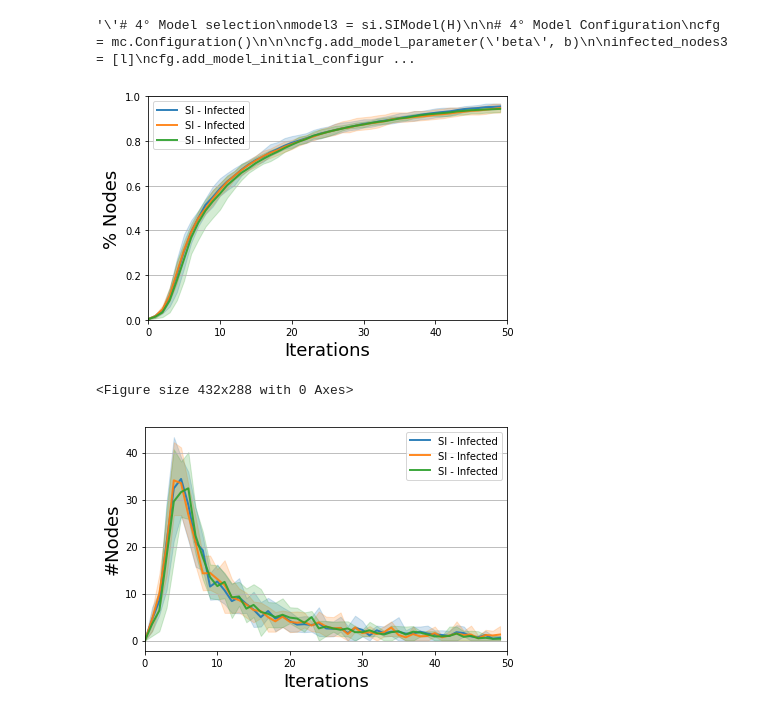
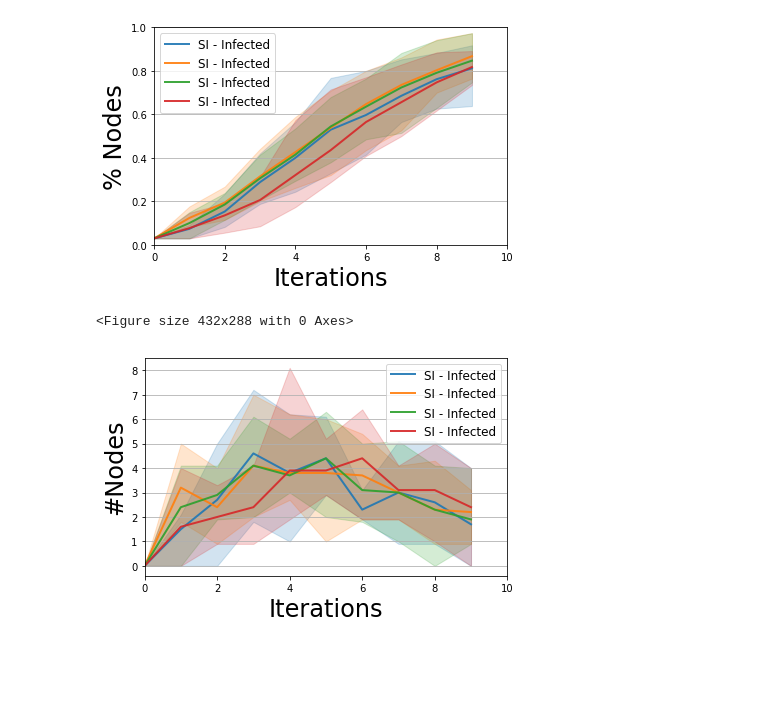
Before and after one commit to amshoo/python, a Jupyter notebook: epi/epi1.ipynb, the cells around one changed output. Cells and saved outputs as stored; diff of their text form; code cells hidden in the pictures; blank space fills up the shorter version.

```diff
--- a/epi/epi1.ipynb
+++ b/epi/epi1.ipynb
@@ -10,19 +10,19 @@ import warnings
 warnings.filterwarnings("ignore")
 
 # Network topology
-#G = nx.karate_club_graph()
-fh=open("USAir.txt", 'rb')
-G = nx.read_weighted_edgelist(fh,nodetype=None, encoding='utf-8')
-fh.close()
+G = nx.karate_club_graph()
+#fh=open("USAir.txt", 'rb')
+#G = nx.read_weighted_edgelist(fh,nodetype=None, encoding='utf-8')
+#fh.close()
 H = nx.convert_node_labels_to_integers(G, first_label=0, ordering="default", label_attribute = None)
 
 b=nx.density(G)
-it=50
+it=10
 #seed nodes
-i=0
-j=46
-k=3
-l=1267
+i=2
+j=33
+k=0
+l=32
 #--------------------------------------------------------------
 # Model selection
 model = si.SIModel(H)
@@ -81,7 +81,7 @@ model2.set_initial_status(cfg)
 #trends3 = model2.build_trends(iterations)
 trends3 = multi_runs(model2, execution_number=10, iteration_number=it, nprocesses=4)
 #--------------------------------------------------------------
-''''# 4° Model selection
+# 4° Model selection
 model3 = si.SIModel(H)
 
 # 4° Model Configuration
@@ -98,23 +98,20 @@ model3.set_initial_status(cfg)
 #iterations = model2.iteration_bunch(100)
 #trends3 = model2.build_trends(iterations)
 trends4 = multi_runs(model3, execution_number=10, iteration_number=it, nprocesses=4)
-'''''
-# %% [output]
-'\'# 4° Model selection\nmodel3 = si.SIModel(H)\n\n# 4° Model Configuration\ncfg = mc.Configuration()\n\n\ncfg.add_model_parameter(\'beta\', b)\n\ninfected_nodes3 = [l]\ncfg.add_model_initial_configur ...
 # %%
 from ndlib.viz.mpl.TrendComparison import DiffusionTrendComparison
-viz = DiffusionTrendComparison([model, model1, model2], [trends1, trends2,trends3], statuses=['Infected'])
+viz = DiffusionTrendComparison([model, model1, model2, model3], [trends1, trends2,trends3,trends4], statuses=['Infected'])
 viz.plot(percentile=90)
 viz.plot("power.png",percentile=90)
 # %% [output]
-[figure, old version]
+[figure, new version]
 <Figure size 432x288 with 0 Axes>
 # %%
 from ndlib.viz.mpl.PrevalenceComparison import DiffusionPrevalenceComparison
-viz = DiffusionPrevalenceComparison([model, model1, model2], [trends1, trends2,trends3], statuses=['Infected'])
+viz = DiffusionPrevalenceComparison([model, model1, model2, model3], [trends1, trends2,trends3,trends4], statuses=['Infected'])
 viz.plot(percentile=90)
 #viz.plot("power1.png",percentile=90)
 # %% [output]
-[figure, old version]
+[figure, new version]
 # %%
 #"KCPrevalence_comparison.png"
```
Also changed, not shown: 9 other files.
